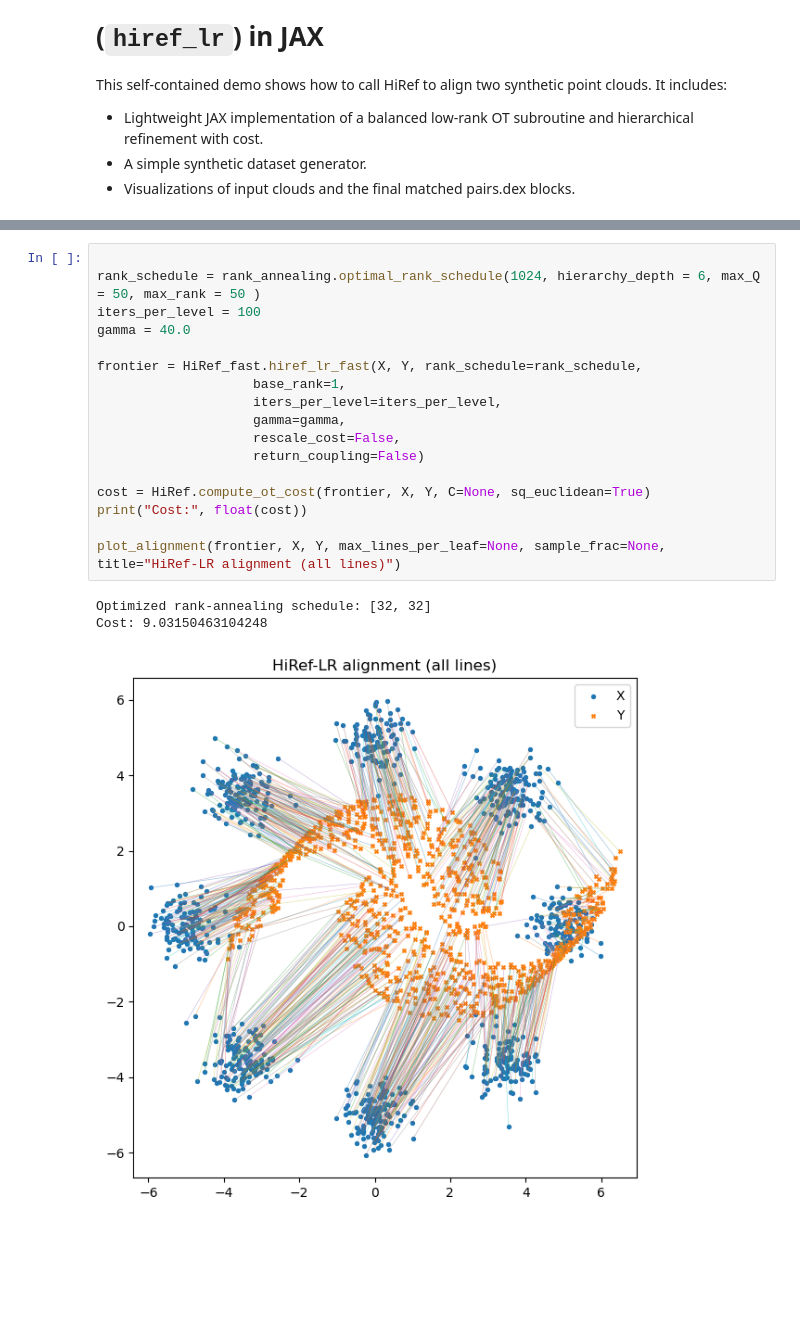
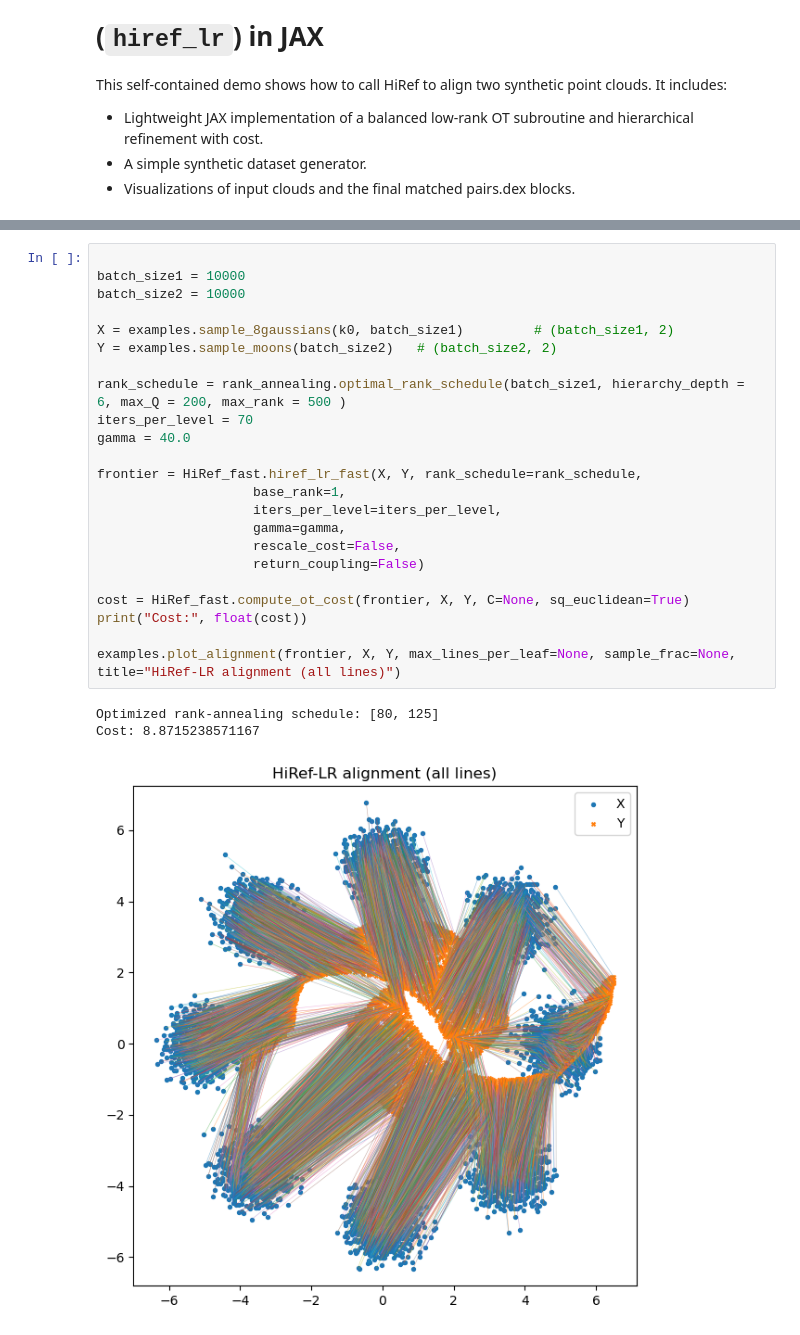
Before and after one commit to peterhalmos/HiRef, a Jupyter notebook: HiRef_Demo.ipynb, the cells around one changed output, grey strips where cells are left out. Drawn from its saved outputs; the diff is of its cells as text; blank space fills up the shorter version.

Commit message:
Update to cost, nb

```diff
--- a/HiRef_Demo.ipynb
+++ b/HiRef_Demo.ipynb
@@ -57,21 +57,27 @@ Cost: 9.1406831741333
 # %%
 
-rank_schedule = rank_annealing.optimal_rank_schedule(1024, hierarchy_depth = 6, max_Q = 50, max_rank = 50 )
-iters_per_level = 100
+batch_size1 = 10000
+batch_size2 = 10000
+
+X = examples.sample_8gaussians(k0, batch_size1)         # (batch_size1, 2)
+Y = examples.sample_moons(batch_size2)   # (batch_size2, 2)
+
+rank_schedule = rank_annealing.optimal_rank_schedule(batch_size1, hierarchy_depth = 6, max_Q = 200, max_rank = 500 )
+iters_per_level = 70
 gamma = 40.0
 
 frontier = HiRef_fast.hiref_lr_fast(X, Y, rank_schedule=rank_schedule,
                     base_rank=1,
                     iters_per_level=iters_per_level,
                     gamma=gamma,
                     rescale_cost=False,
                     return_coupling=False)
 
-cost = HiRef.compute_ot_cost(frontier, X, Y, C=None, sq_euclidean=True)
+cost = HiRef_fast.compute_ot_cost(frontier, X, Y, C=None, sq_euclidean=True)
 print("Cost:", float(cost))
 
-plot_alignment(frontier, X, Y, max_lines_per_leaf=None, sample_frac=None, title="HiRef-LR alignment (all lines)")
+examples.plot_alignment(frontier, X, Y, max_lines_per_leaf=None, sample_frac=None, title="HiRef-LR alignment (all lines)")
 # %% [output]
-Optimized rank-annealing schedule: [32, 32]
-Cost: 9.03150463104248
+Optimized rank-annealing schedule: [80, 125]
+Cost: 8.8715238571167
-[figure, old version]
+[figure, new version]
```
Also changed, not shown: parts of 4 cells of this notebook, 1 other file.
